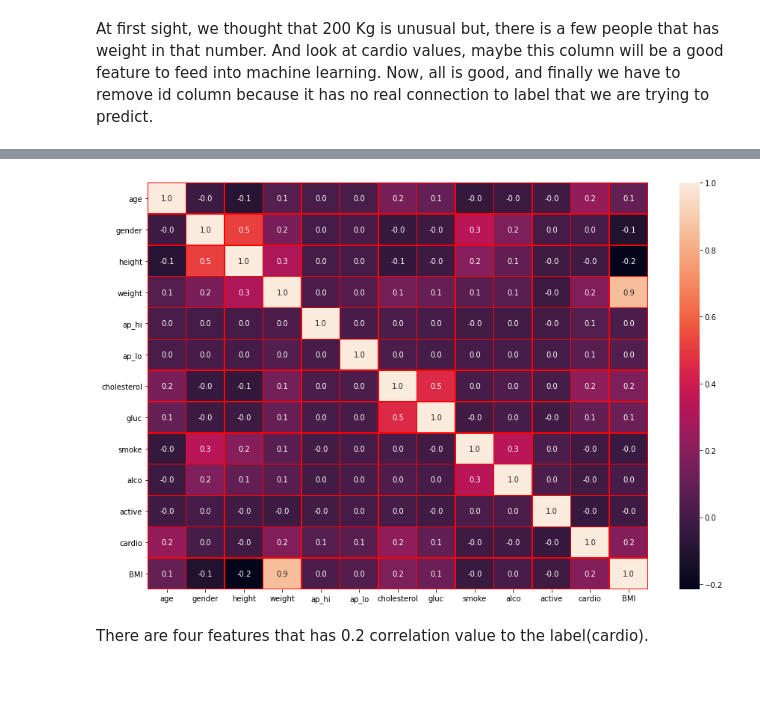
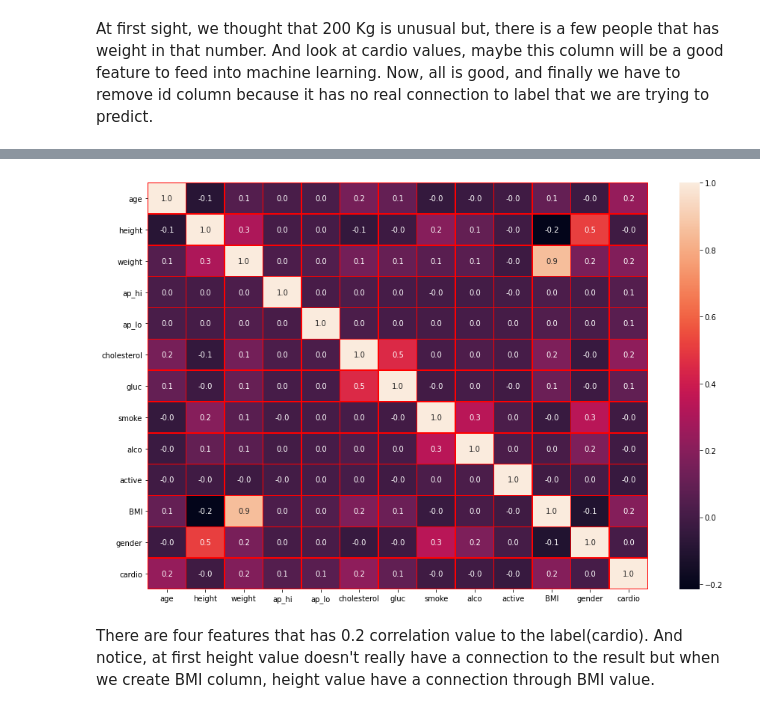
Before and after one commit to reyhanalemmario/bangkit, a Jupyter notebook: first_project.ipynb, the cells around one changed output, grey strips where cells are left out. Saved outputs shown, nothing was run; the diff lists cells and outputs as text; code cells hidden in the pictures; blank space fills up the shorter version.

Commit message:
Normalize the data and changed the visual connection.

```diff
--- a/first_project.ipynb
+++ b/first_project.ipynb
@@ -187,0 +192,10 @@ data.head()
+# %%
+data_mean = data.mean()
+data_std = data.std()
+data_norm = (data - data_mean)/data_std
+#Cardio and gender column get affected so we replace that value with pre-normilize value
+data_norm = data_norm.drop(columns='cardio')
+data_norm = data_norm.drop(columns='gender')
+data_norm['gender'] = data['gender']
+data_norm['cardio'] = data['cardio']
+data_norm.head()
@@ -188,8 +209,8 @@ data.head()
 # %%
 f,ax = plt.subplots(figsize=(15,10))
-sns.heatmap(data.corr(),annot=True,linewidth=0.5,linecolor='red', fmt = '.1f',ax=ax)
+sns.heatmap(data_norm.corr(),annot=True,linewidth=0.5,linecolor='red', fmt = '.1f',ax=ax)
 plt.show()
 # %% [output]
-[figure, old version]
+[figure, new version]
 # %% [markdown]
-There are four features that has 0.2 correlation value to the label(cardio).
+There are four features that has 0.2 correlation value to the label(cardio). And notice, at first height value doesn't really have a connection to the result but when we create BMI column, height value have a connection through BMI value.
```
Also changed, not shown: parts of 4 cells of this notebook.
